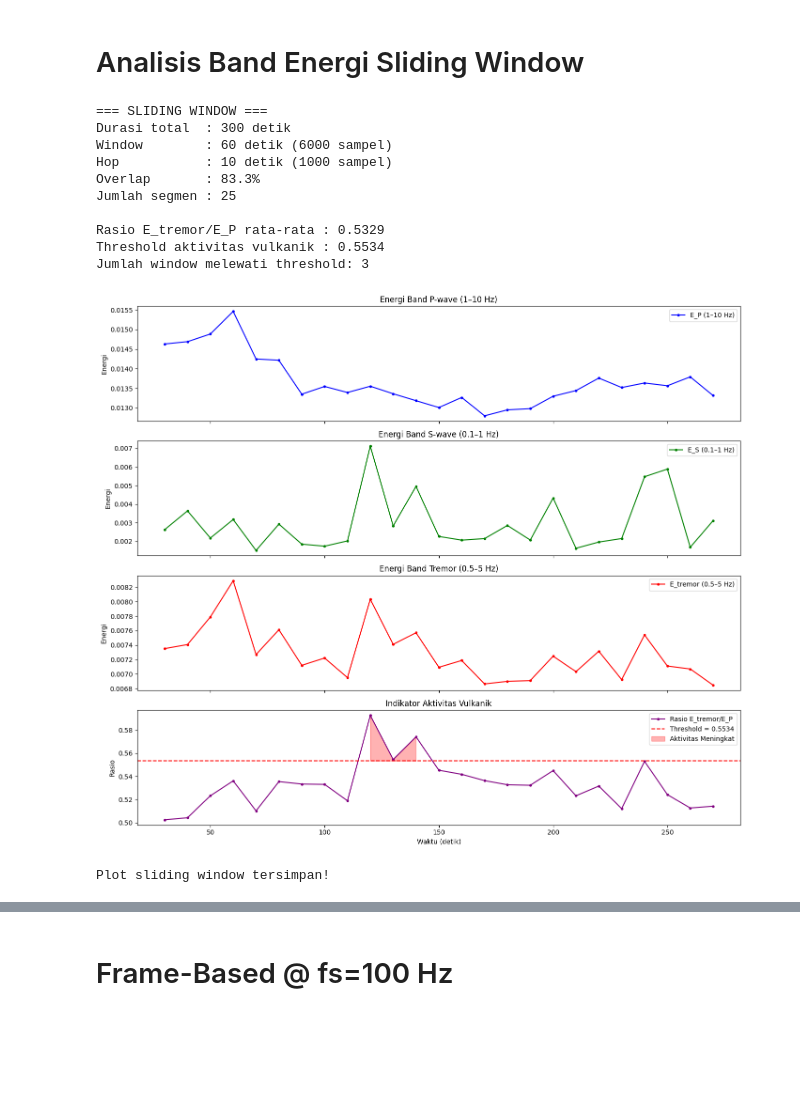
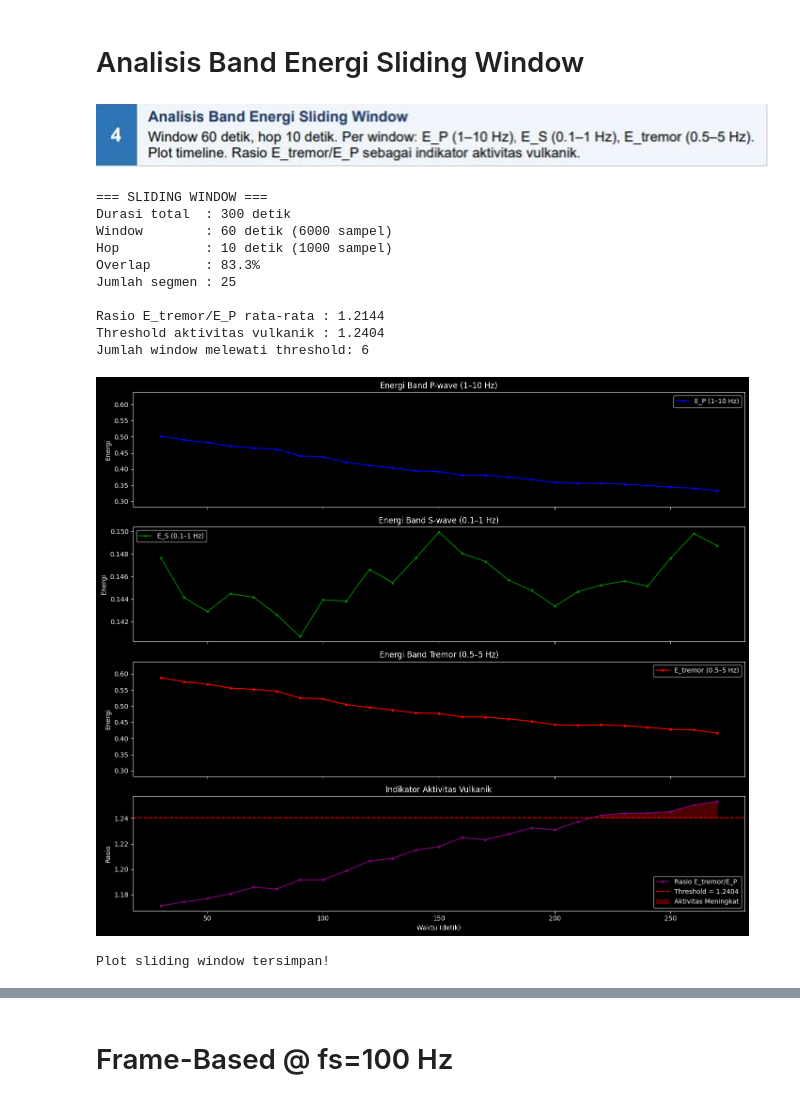
Before and after one commit to Dzuumirrah/seismicEstimationPSD, a Jupyter notebook: Kelompok_7.ipynb, the cells around one changed output, grey strips where cells are left out. Drawn from its saved outputs; the diff is of its cells as text; code cells hidden in the pictures; blank space fills up the shorter version.

```diff
--- a/Kelompok_7.ipynb
+++ b/Kelompok_7.ipynb
@@ -212,5 +205,7 @@ Atenuasi pada 50 Hz (PLN): -479.98 dB
 # %% [markdown]
 # Analisis Band Energi Sliding Window
+# %% [markdown]
+![image.png](attachment:image.png)
 # %%
 import numpy as np
 from scipy import signal # Ensure scipy is imported for signal processing
@@ -220,11 +215,11 @@ import matplotlib.pyplot as plt
 # ANALISIS BAND ENERGI SLIDING WINDOW
 # ============================================================
 
-# Define sampling frequency (fs) and total number of samples (N) - assuming common values for demonstration
-# These values should ideally come from your data loading or previous processing steps.
-fs = 100 # Hz, example sampling frequency
-N = 30000 # example total number of samples, this should be the length of your seismic data
-x_hp_filtfilt = np.random.rand(N) # Placeholder for high-pass filtered data, replace with actual data
+# # Define sampling frequency (fs) and total number of samples (N) - assuming common values for demonstration
+# # These values should ideally come from your data loading or previous processing steps.
+# fs = 100 # Hz, example sampling frequency
+# N = 30000 # example total number of samples, this should be the length of your seismic data
+x_hp_filtfilt = x_filtered
 
 def bandpass_energy(x, f_low, f_high, fs):
     """Hitung energi sinyal pada band tertentu"""
@@ -238,7 +233,7 @@ def bandpass_energy(x, f_low, f_high, fs):
 win_sec = 60    # detik
 hop_sec = 10    # detik
 win_samp = int(win_sec * fs)   # 6000 sampel
-hop_samp = int(hop_sec * fs)   # 1000 sampel
+hop_samp = int(hop_sec * fs)   # 1000 sampelx
 
 # Hitung jumlah segmen
 n_segments = (N - win_samp) // hop_samp + 1
@@ -277,6 +272,7 @@ rasio      = E_tremor / (E_P + 1e-10)   # hindari div/0
 
 # Threshold aktivitas vulkanik (mean + 1 std)
 threshold = np.mean(rasio) + np.std(rasio)
+# threshold = np.percentile(rasio, 95)  # alternatif: 95th percentile
 print(f"\nRasio E_tremor/E_P rata-rata : {np.mean(rasio):.4f}")
 print(f"Threshold aktivitas vulkanik : {threshold:.4f}")
 print(f"Jumlah window melewati threshold: {np.sum(rasio > threshold)}")
@@ -286,41 +282,44 @@ print(f"Jumlah window melewati threshold: {np.sum(rasio > threshold)}")
 # ============================================================
 
 fig, axes = plt.subplots(4, 1, figsize=(14, 12), sharex=True)
+ylim = (np.min([E_P.min(), E_tremor.min()]) - 0.05, np.max([E_P.max(), E_tremor.max()]) + 0.05)
 
 axes[0].plot(t_windows, E_P, 'b-o', ms=3, label='E_P (1–10 Hz)')
 axes[0].set_ylabel('Energi'); axes[0].set_title('Energi Band P-wave (1–10 Hz)')
 axes[0].legend()
+axes[0].set_ylim(ylim)
 
 axes[1].plot(t_windows, E_S, 'g-o', ms=3, label='E_S (0.1–1 Hz)')
 axes[1].set_ylabel('Energi'); axes[1].set_title('Energi Band S-wave (0.1–1 Hz)')
 axes[1].legend()
 
 axes[2].plot(t_windows, E_tremor, 'r-o', ms=3, label='E_tremor (0.5–5 Hz)')
 axes[2].set_ylabel('Energi'); axes[2].set_title('Energi Band Tremor (0.5–5 Hz)')
 axes[2].legend()
+axes[2].set_ylim(ylim)
 
 axes[3].plot(t_windows, rasio, 'purple', marker='o', ms=3, label='Rasio E_tremor/E_P')
 axes[3].axhline(threshold, color='red', linestyle='--', label=f'Threshold = {threshold:.4f}')
 axes[3].fill_between(t_windows, rasio, threshold,
                       where=(rasio > threshold), alpha=0.3, color='red',
                       label='Aktivitas Meningkat')
 axes[3].set_ylabel('Rasio'); axes[3].set_title('Indikator Aktivitas Vulkanik')
 axes[3].set_xlabel('Waktu (detik)'); axes[3].legend()
 
 plt.tight_layout()
-plt.savefig('sliding_window_energy.png', dpi=150)
+plt.savefig('outputs/sliding_window_energy.png', dpi=150)
 plt.show()
 print("Plot sliding window tersimpan!")
 # %% [output]
 === SLIDING WINDOW ===
 Durasi total  : 300 detik
 Window        : 60 detik (6000 sampel)
 Hop           : 10 detik (1000 sampel)
 Overlap       : 83.3%
 Jumlah segmen : 25
 
-Rasio E_tremor/E_P rata-rata : 0.5329
-Threshold aktivitas vulkanik : 0.5534
-Jumlah window melewati threshold: 3
+Rasio E_tremor/E_P rata-rata : 1.2144
+Threshold aktivitas vulkanik : 1.2404
+Jumlah window melewati threshold: 6
-[figure, old version]
+[figure, new version]
 Plot sliding window tersimpan!
```
Also changed, not shown: parts of 23 cells of this notebook, 5 other files.
